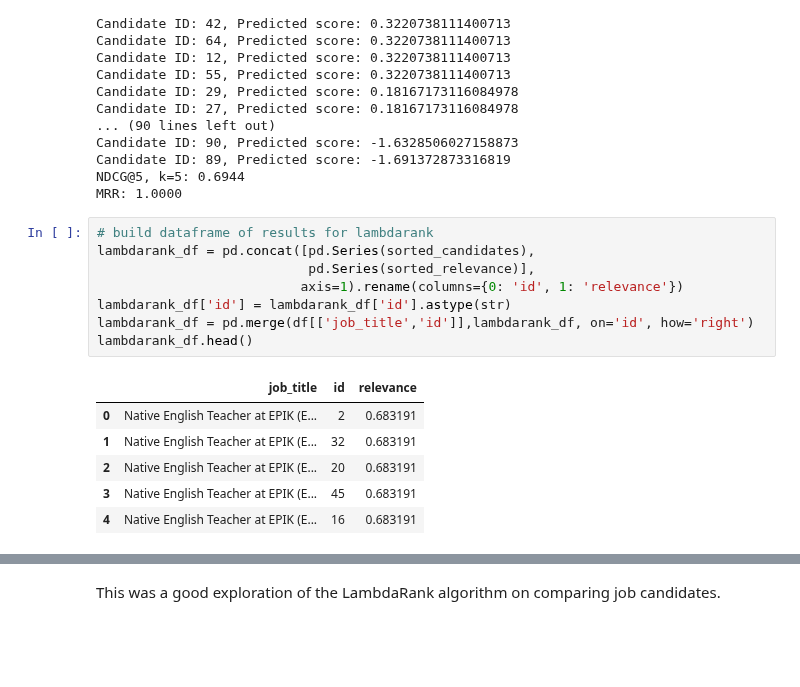
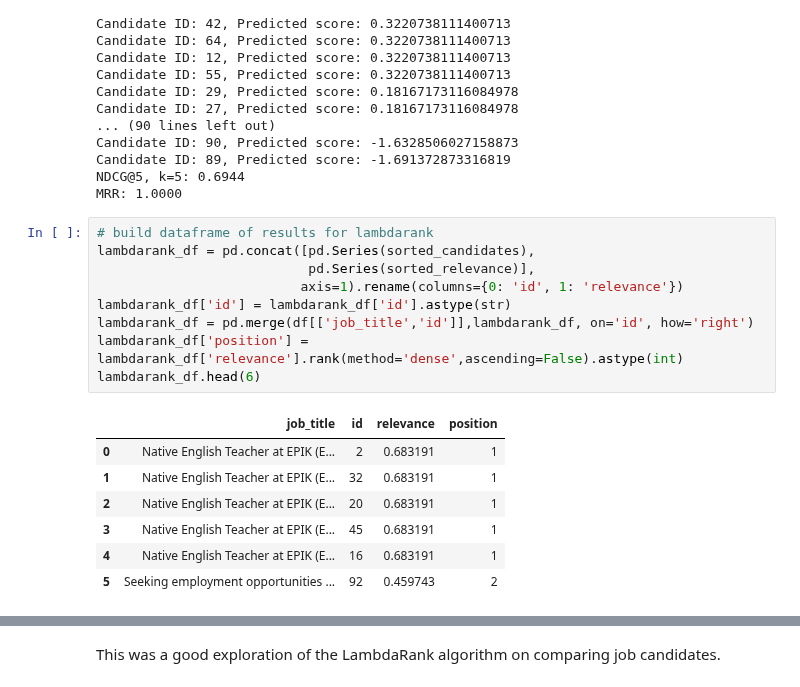
Before and after one commit to sralter/potential_talents, a Jupyter notebook: potential_talents_pt2_ltr.ipynb, the cells around one changed output, grey strips where cells are left out. Cells and saved outputs as stored; diff of their text form; blank space fills up the shorter version.

Commit message:
make results figure for lambdarank

```diff
--- a/potential_talents_pt2_ltr.ipynb
+++ b/potential_talents_pt2_ltr.ipynb
@@ -1191,15 +1260,17 @@ MRR: 1.0000
 # %%
 # build dataframe of results for lambdarank
 lambdarank_df = pd.concat([pd.Series(sorted_candidates),
                            pd.Series(sorted_relevance)],
                           axis=1).rename(columns={0: 'id', 1: 'relevance'})
 lambdarank_df['id'] = lambdarank_df['id'].astype(str)
 lambdarank_df = pd.merge(df[['job_title','id']],lambdarank_df, on='id', how='right')
-lambdarank_df.head()
+lambdarank_df['position'] = lambdarank_df['relevance'].rank(method='dense',ascending=False).astype(int)
+lambdarank_df.head(6)
 # %% [output]
-|  | job_title | id | relevance |
-| 0 | Native English Teacher at EPIK (E... | 2 | 0.683191 |
-| 1 | Native English Teacher at EPIK (E... | 32 | 0.683191 |
-| 2 | Native English Teacher at EPIK (E... | 20 | 0.683191 |
-| 3 | Native English Teacher at EPIK (E... | 45 | 0.683191 |
-| 4 | Native English Teacher at EPIK (E... | 16 | 0.683191 |
+|  | job_title | id | relevance | position |
+| 0 | Native English Teacher at EPIK (E... | 2 | 0.683191 | 1 |
+| 1 | Native English Teacher at EPIK (E... | 32 | 0.683191 | 1 |
+| 2 | Native English Teacher at EPIK (E... | 20 | 0.683191 | 1 |
+| 3 | Native English Teacher at EPIK (E... | 45 | 0.683191 | 1 |
+| 4 | Native English Teacher at EPIK (E... | 16 | 0.683191 | 1 |
+| 5 | Seeking employment opportunities ... | 92 | 0.459743 | 2 |
```
Also changed, not shown: parts of 9 cells of this notebook, 2 other files.
